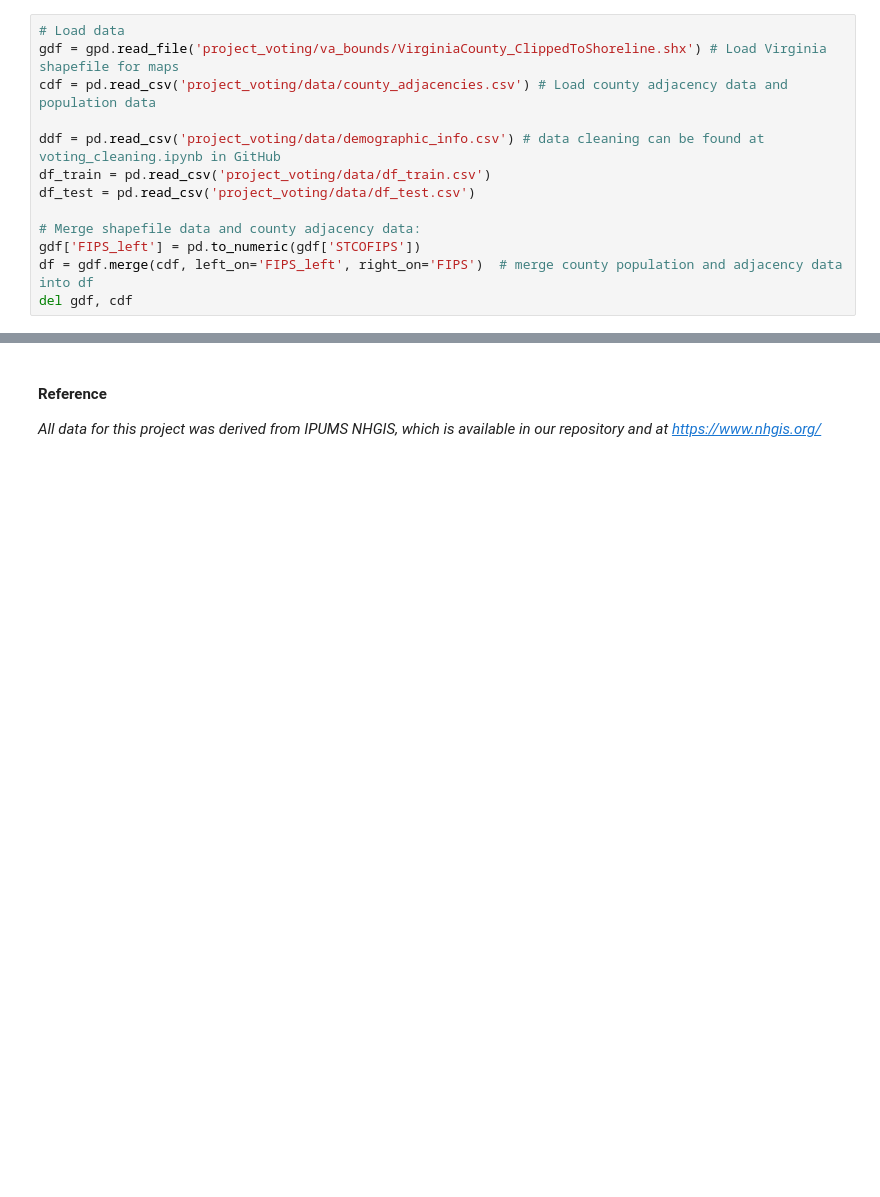
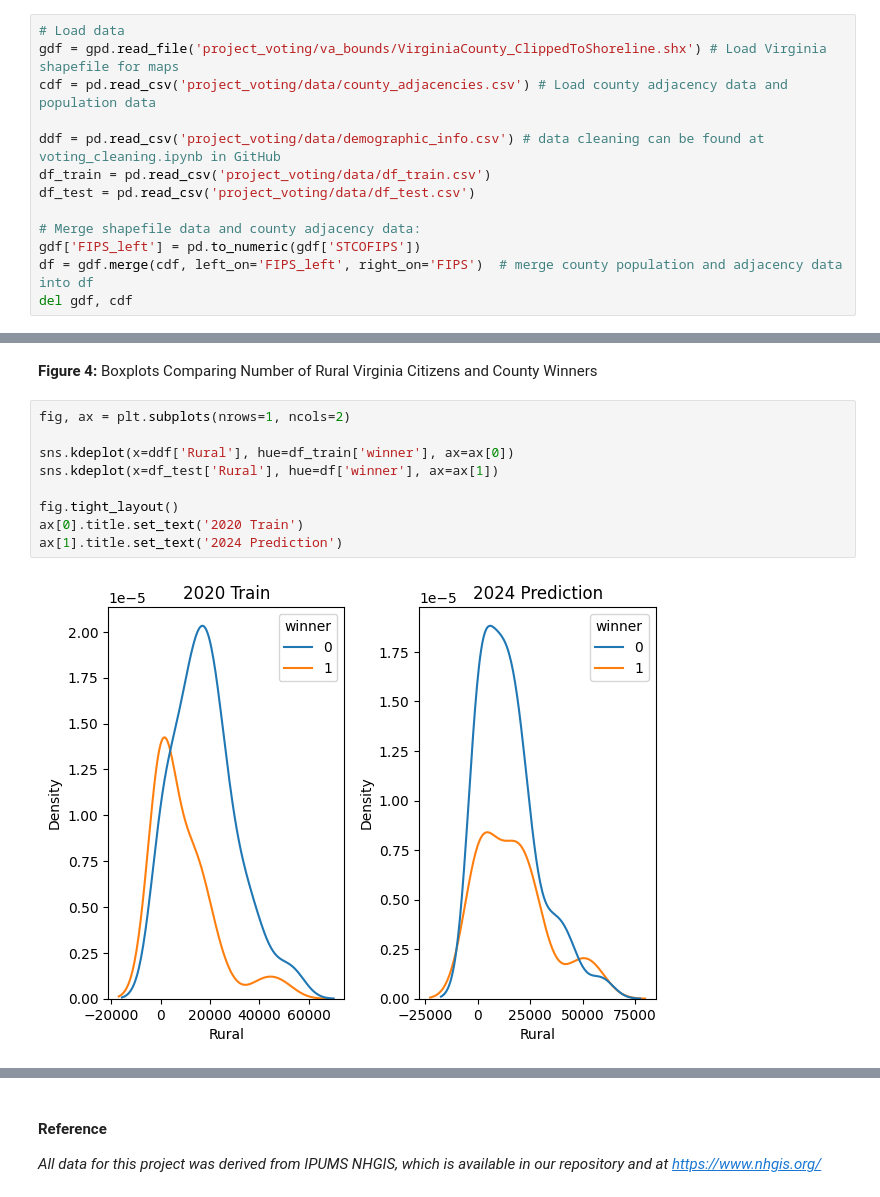
Before and after one commit to gsilver321/project_voting, a Jupyter notebook: project3_paper.ipynb, the cells around one changed output, grey strips where cells are left out. Cells and saved outputs as stored; diff of their text form; blank space fills up the shorter version.

```diff
--- a/project3_paper.ipynb
+++ b/project3_paper.ipynb
@@ -172,0 +248,13 @@ cb = fig.colorbar(sm, cax=cax)
+# %% [markdown]
+**Figure 4:** Boxplots Comparing Number of Rural Virginia Citizens and County Winners
+# %%
+fig, ax = plt.subplots(nrows=1, ncols=2)
+
+sns.kdeplot(x=ddf['Rural'], hue=df_train['winner'], ax=ax[0])
+sns.kdeplot(x=df_test['Rural'], hue=df['winner'], ax=ax[1])
+
+fig.tight_layout()
+ax[0].title.set_text('2020 Train')
+ax[1].title.set_text('2024 Prediction')
+# %% [output]
+[figure, added]
```
Also changed, not shown: parts of 52 cells of this notebook.
